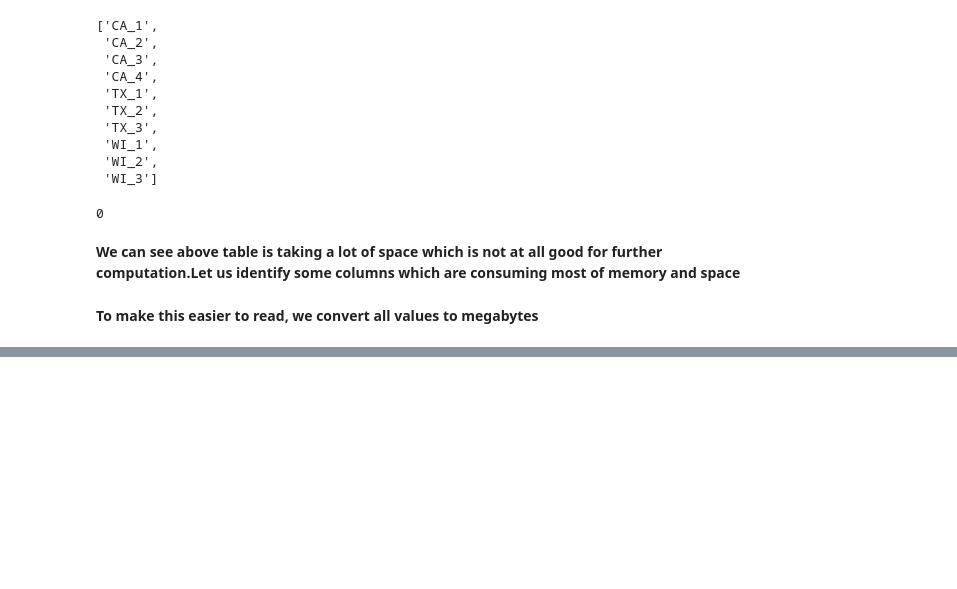
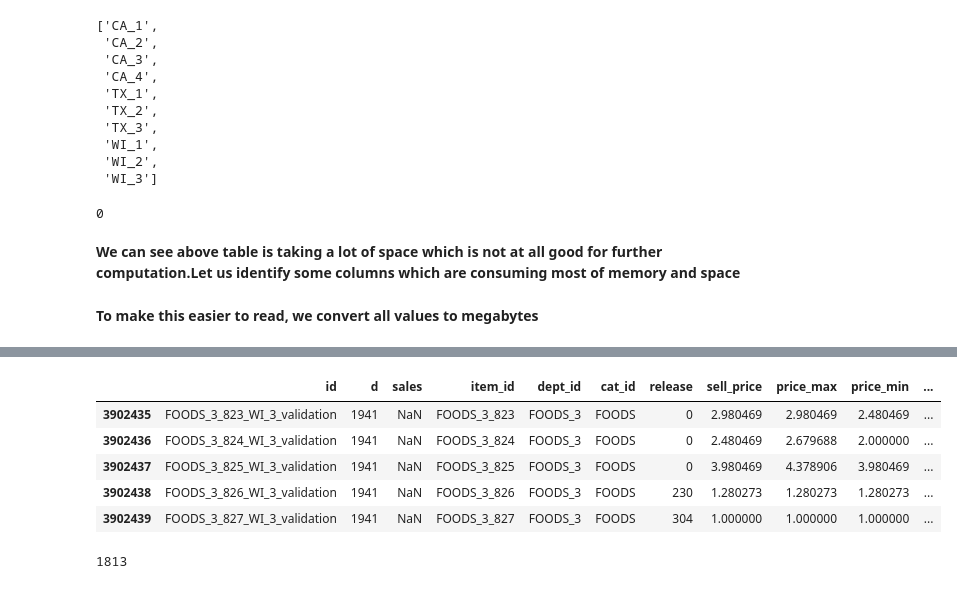
Before and after one commit to ipejun-ai/m5-accuracy, a Jupyter notebook: ModelWithImprovedAccuracy.ipynb, the cells around one changed output, grey strips where cells are left out. Saved outputs shown, nothing was run; the diff lists cells and outputs as text; code cells hidden in the pictures; blank space fills up the shorter version.

```diff
--- a/ModelWithImprovedAccuracy.ipynb
+++ b/ModelWithImprovedAccuracy.ipynb
@@ -303,5 +350,18 @@ FileNotFoundError: ignored
 submission = pd.read_csv(ORIGINAL+'sample_submission.csv')[['id']]
 submission = submission.merge(all_preds, on=['id'], how='left').fillna(0)
 submission.to_csv(DIRPATH+'/output/m5modelwithestimator1300//submission_v'+str(VER)+'.csv', index=False)
+# %%
+grid_df.tail()
+# %% [output]
+|  | id | d | sales | item_id | dept_id | cat_id | release | sell_price | price_max | price_min | ... |
+| 3902435 | FOODS_3_823_WI_3_validation | 1941 | NaN | FOODS_3_823 | FOODS_3 | FOODS | 0 | 2.980469 | 2.980469 | 2.480469 | ... |
+| 3902436 | FOODS_3_824_WI_3_validation | 1941 | NaN | FOODS_3_824 | FOODS_3 | FOODS | 0 | 2.480469 | 2.679688 | 2.000000 | ... |
+| 3902437 | FOODS_3_825_WI_3_validation | 1941 | NaN | FOODS_3_825 | FOODS_3 | FOODS | 0 | 3.980469 | 4.378906 | 3.980469 | ... |
+| 3902438 | FOODS_3_826_WI_3_validation | 1941 | NaN | FOODS_3_826 | FOODS_3 | FOODS | 230 | 1.280273 | 1.280273 | 1.280273 | ... |
+| 3902439 | FOODS_3_827_WI_3_validation | 1941 | NaN | FOODS_3_827 | FOODS_3 | FOODS | 304 | 1.000000 | 1.000000 | 1.000000 | ... |
 # %%
 gc.collect()
+# %%
+END_TRAIN-100
+# %% [output]
+1813
```
Also changed, not shown: parts of 7 cells of this notebook.
